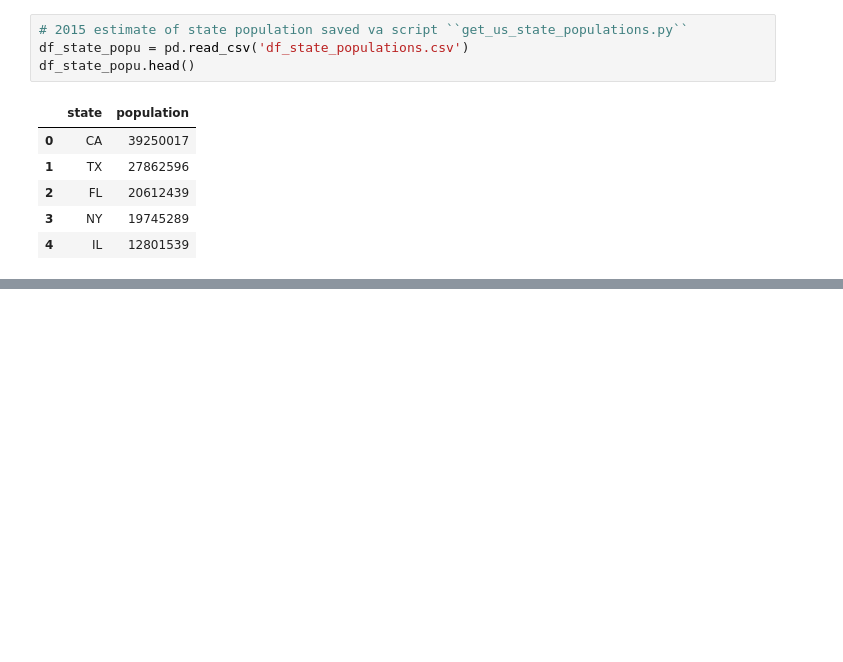
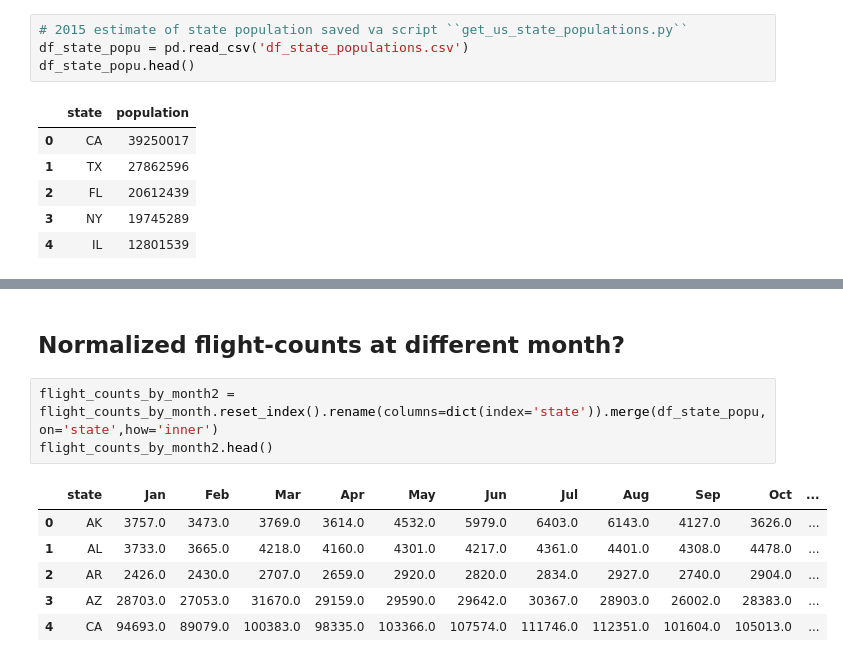
Before and after one commit to wtak23/airtraffic, a Jupyter notebook: final_scripts/flight-count-analysis.ipynb, the cells around one changed output, grey strips where cells are left out. Cells and saved outputs as stored; diff of their text form; blank space fills up the shorter version.

```diff
--- a/final_scripts/flight-count-analysis.ipynb
+++ b/final_scripts/flight-count-analysis.ipynb
@@ -745,0 +669,12 @@ py.iplot(fig, filename=outfile+'histogram2',title='Distributions among the 3 qua
+# %% [markdown]
+## Normalized flight-counts at different month?
+# %%
+flight_counts_by_month2 = flight_counts_by_month.reset_index().rename(columns=dict(index='state')).merge(df_state_popu,on='state',how='inner')
+flight_counts_by_month2.head()
+# %% [output]
+|  | state | Jan | Feb | Mar | Apr | May | Jun | Jul | Aug | Sep | Oct | ... |
+| 0 | AK | 3757.0 | 3473.0 | 3769.0 | 3614.0 | 4532.0 | 5979.0 | 6403.0 | 6143.0 | 4127.0 | 3626.0 | ... |
+| 1 | AL | 3733.0 | 3665.0 | 4218.0 | 4160.0 | 4301.0 | 4217.0 | 4361.0 | 4401.0 | 4308.0 | 4478.0 | ... |
+| 2 | AR | 2426.0 | 2430.0 | 2707.0 | 2659.0 | 2920.0 | 2820.0 | 2834.0 | 2927.0 | 2740.0 | 2904.0 | ... |
+| 3 | AZ | 28703.0 | 27053.0 | 31670.0 | 29159.0 | 29590.0 | 29642.0 | 30367.0 | 28903.0 | 26002.0 | 28383.0 | ... |
+| 4 | CA | 94693.0 | 89079.0 | 100383.0 | 98335.0 | 103366.0 | 107574.0 | 111746.0 | 112351.0 | 101604.0 | 105013.0 | ... |
```
Also changed, not shown: parts of 125 cells of this notebook, 27 other files.
